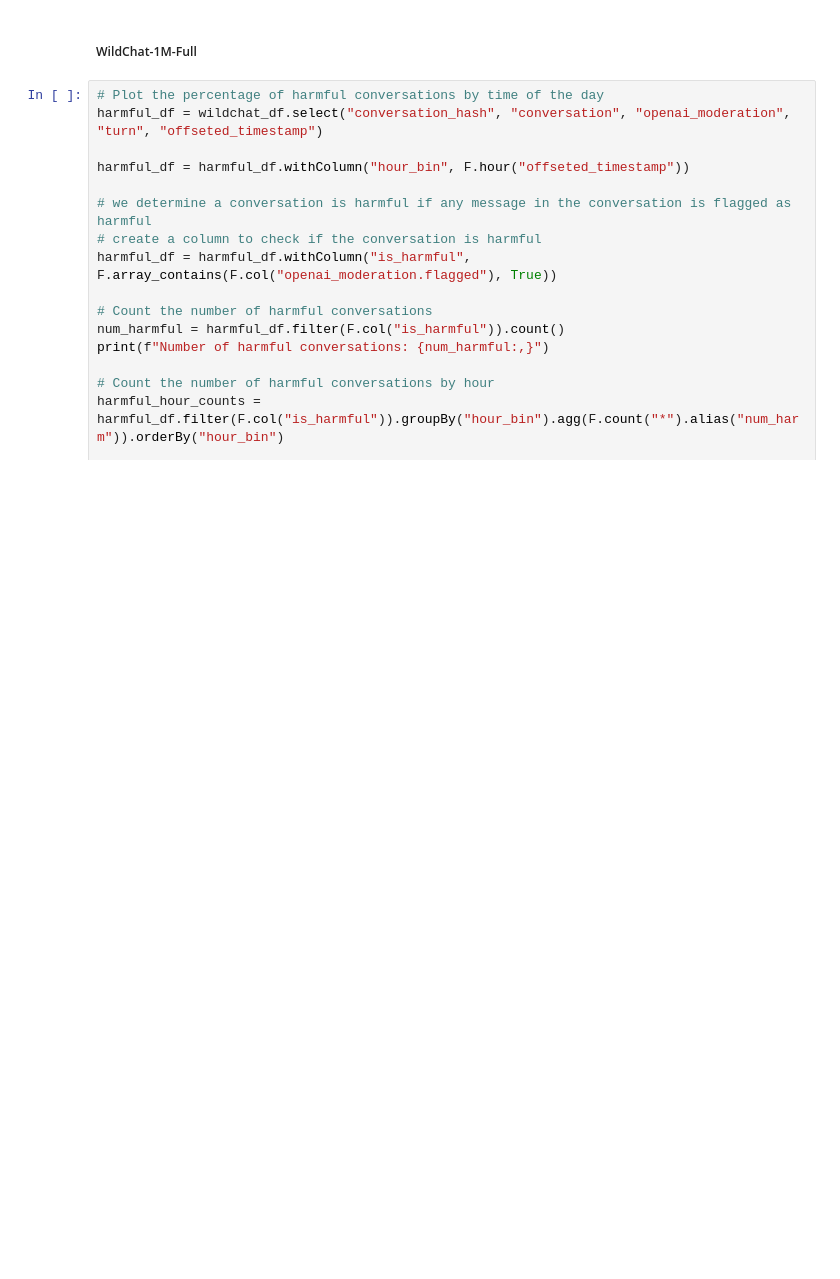
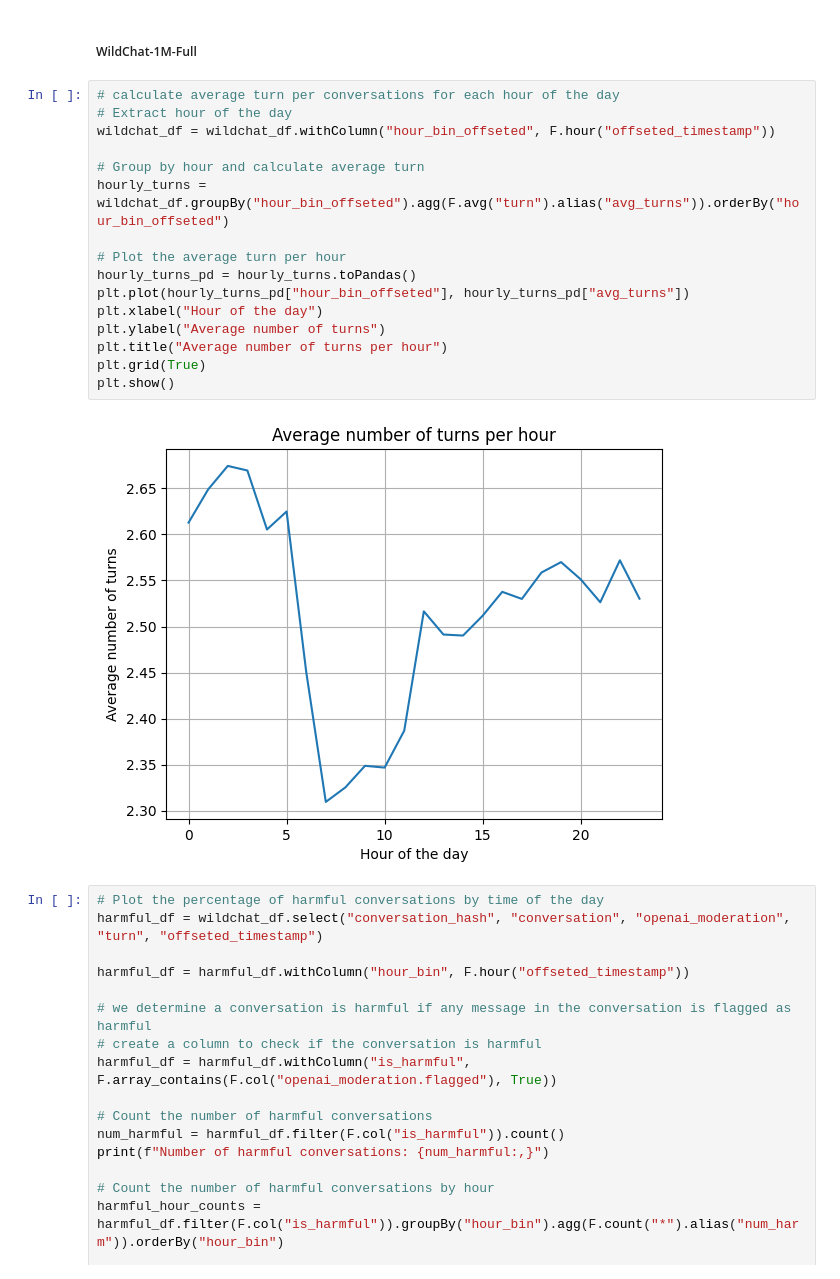
Before and after one commit to nlgkhoi/mbd-project-ut, a Jupyter notebook: khoi/notebook.ipynb, the cells around one changed output. Drawn from its saved outputs; the diff is of its cells as text; blank space fills up the shorter version.

Commit message:
Add figures

```diff
--- a/khoi/notebook.ipynb
+++ b/khoi/notebook.ipynb
@@ -2929,6 +2929,24 @@ wildchat_df.select("timestamp", "gmt_offset", "offseted_timestamp").show(5)
 only showing top 5 rows
 # %% [markdown]
 ##### WildChat-1M-Full
+# %%
+# calculate average turn per conversations for each hour of the day
+# Extract hour of the day
+wildchat_df = wildchat_df.withColumn("hour_bin_offseted", F.hour("offseted_timestamp"))
+
+# Group by hour and calculate average turn
+hourly_turns = wildchat_df.groupBy("hour_bin_offseted").agg(F.avg("turn").alias("avg_turns")).orderBy("hour_bin_offseted")
+
+# Plot the average turn per hour
+hourly_turns_pd = hourly_turns.toPandas()
+plt.plot(hourly_turns_pd["hour_bin_offseted"], hourly_turns_pd["avg_turns"])
+plt.xlabel("Hour of the day")
+plt.ylabel("Average number of turns")
+plt.title("Average number of turns per hour")
+plt.grid(True)
+plt.show()
+# %% [output]
+[figure, added]
 # %%
 # Plot the percentage of harmful conversations by time of the day
 harmful_df = wildchat_df.select("conversation_hash", "conversation", "openai_moderation", "turn", "offseted_timestamp")
```
Also changed, not shown: parts of 6 cells of this notebook, 4 other files.
